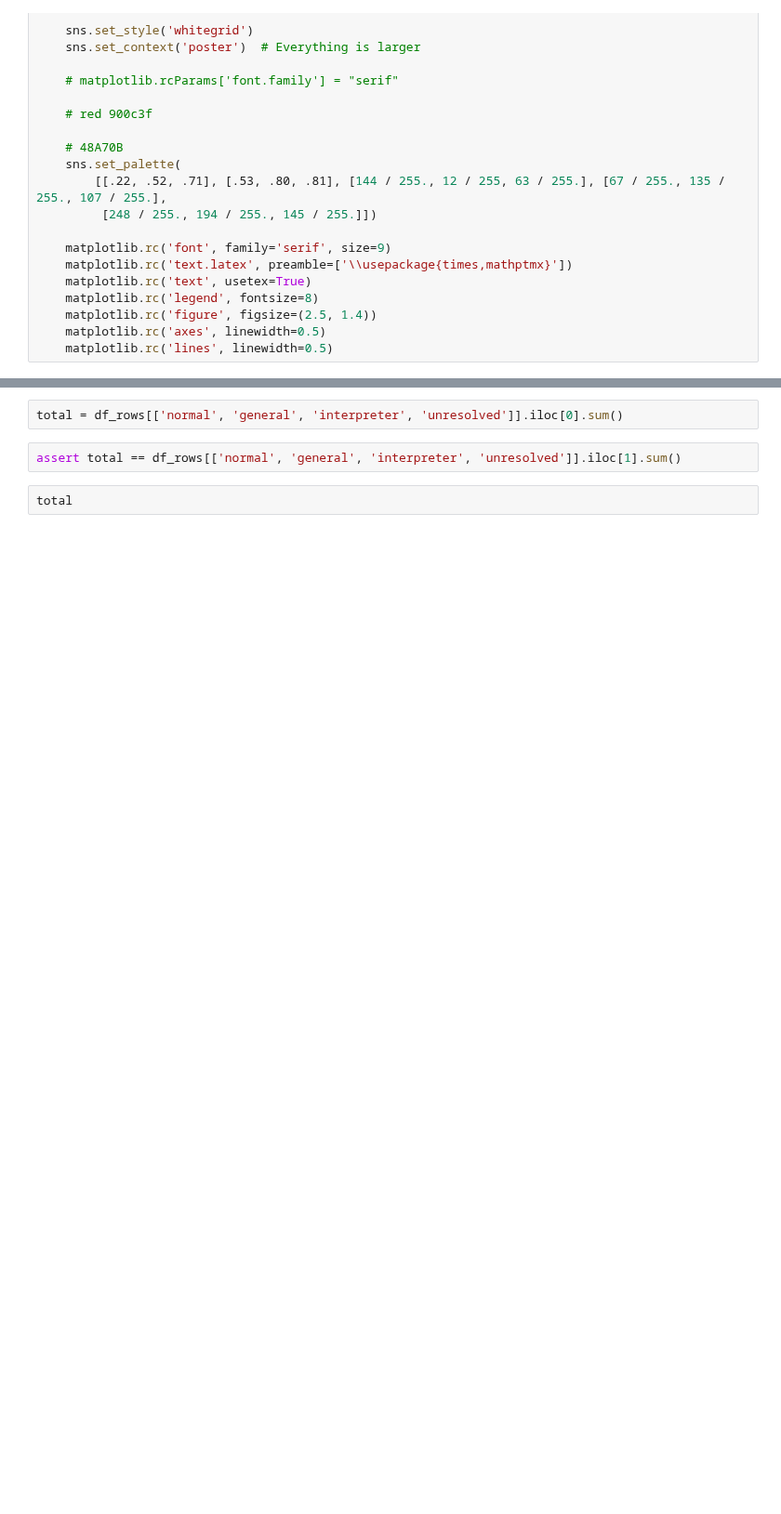
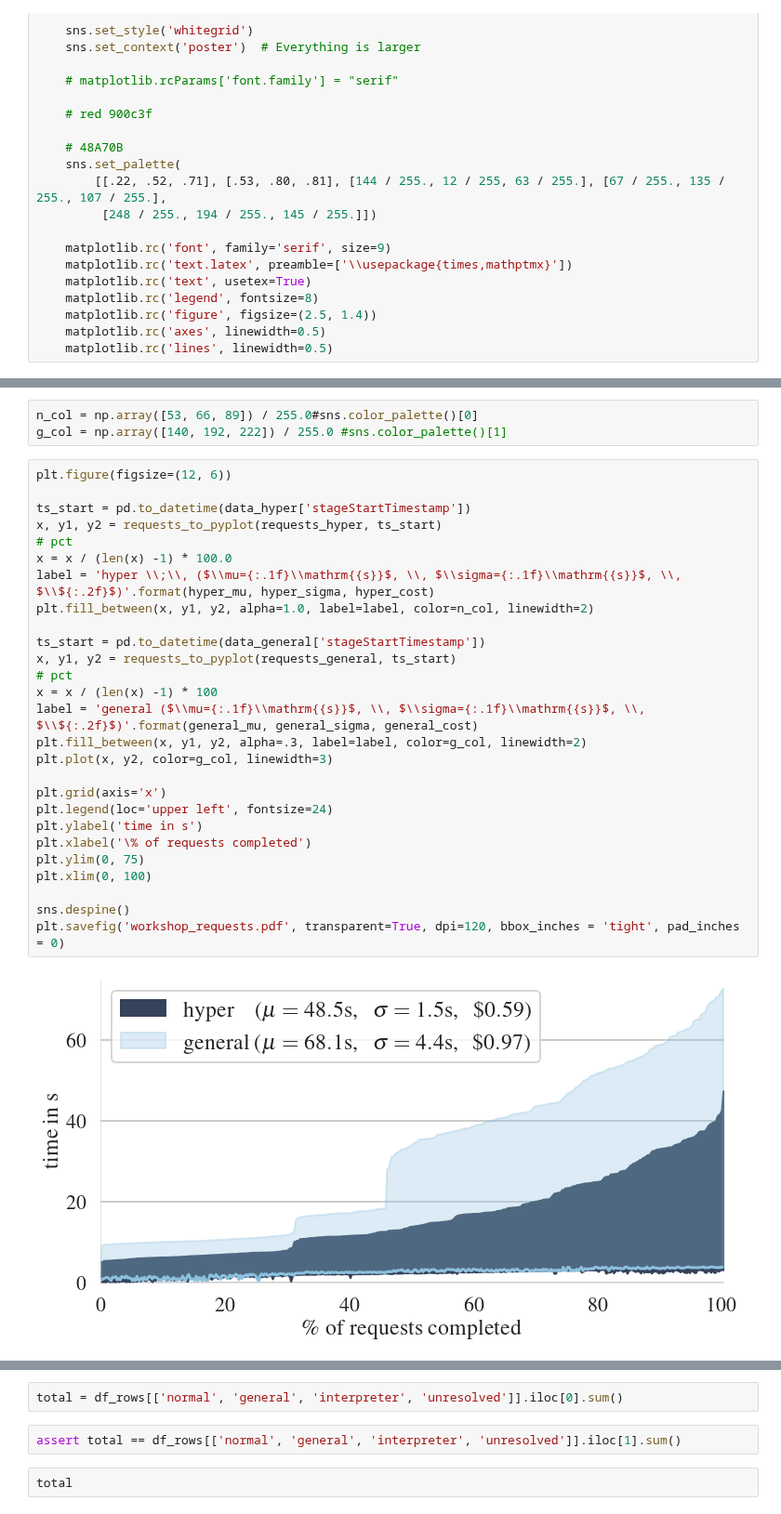
Before and after one commit to tuplex/tuplex, a Jupyter notebook: benchmarks/nextconf/hyperspecialization/flights/notebooks/03_WORKSHOP_Hyper_vs_NoHyper_Invocations.ipynb, the cells around one changed output, grey strips where cells are left out. Shown at 93% size. Saved outputs shown, nothing was run; the diff lists cells and outputs as text; blank space fills up the shorter version.

Commit message:
plot improvements

```diff
--- a/benchmarks/nextconf/hyperspecialization/flights/notebooks/03_WORKSHOP_Hyper_vs_NoHyper_Invocations.ipynb
+++ b/benchmarks/nextconf/hyperspecialization/flights/notebooks/03_WORKSHOP_Hyper_vs_NoHyper_Invocations.ipynb
@@ -253,0 +176,32 @@ data['tasks']
+# %%
+n_col = np.array([53, 66, 89]) / 255.0#sns.color_palette()[0]
+g_col = np.array([140, 192, 222]) / 255.0 #sns.color_palette()[1]
+# %%
+plt.figure(figsize=(12, 6))
+
+ts_start = pd.to_datetime(data_hyper['stageStartTimestamp'])
+x, y1, y2 = requests_to_pyplot(requests_hyper, ts_start)
+# pct
+x = x / (len(x) -1) * 100.0
+label = 'hyper \\;\\, ($\\mu={:.1f}\\mathrm{{s}}$, \\, $\\sigma={:.1f}\\mathrm{{s}}$, \\, $\\${:.2f}$)'.format(hyper_mu, hyper_sigma, hyper_cost)
+plt.fill_between(x, y1, y2, alpha=1.0, label=label, color=n_col, linewidth=2)
+
+ts_start = pd.to_datetime(data_general['stageStartTimestamp'])
+x, y1, y2 = requests_to_pyplot(requests_general, ts_start)
+# pct
+x = x / (len(x) -1) * 100
+label = 'general ($\\mu={:.1f}\\mathrm{{s}}$, \\, $\\sigma={:.1f}\\mathrm{{s}}$, \\, $\\${:.2f}$)'.format(general_mu, general_sigma, general_cost)
+plt.fill_between(x, y1, y2, alpha=.3, label=label, color=g_col, linewidth=2)
+plt.plot(x, y2, color=g_col, linewidth=3)
+
+plt.grid(axis='x')
+plt.legend(loc='upper left', fontsize=24)
+plt.ylabel('time in s')
+plt.xlabel('\% of requests completed')
+plt.ylim(0, 75)
+plt.xlim(0, 100)
+
+sns.despine()
+plt.savefig('workshop_requests.pdf', transparent=True, dpi=120, bbox_inches = 'tight', pad_inches = 0)
+# %% [output]
+[figure, added]
```
Also changed, not shown: parts of 30 cells of this notebook.
